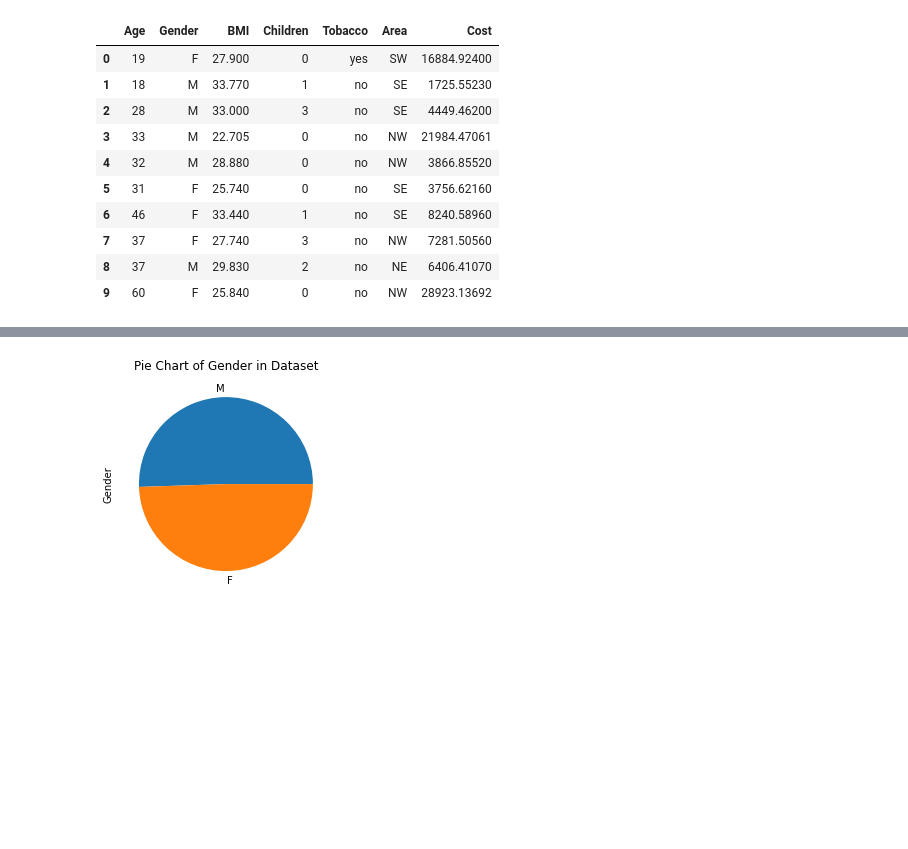
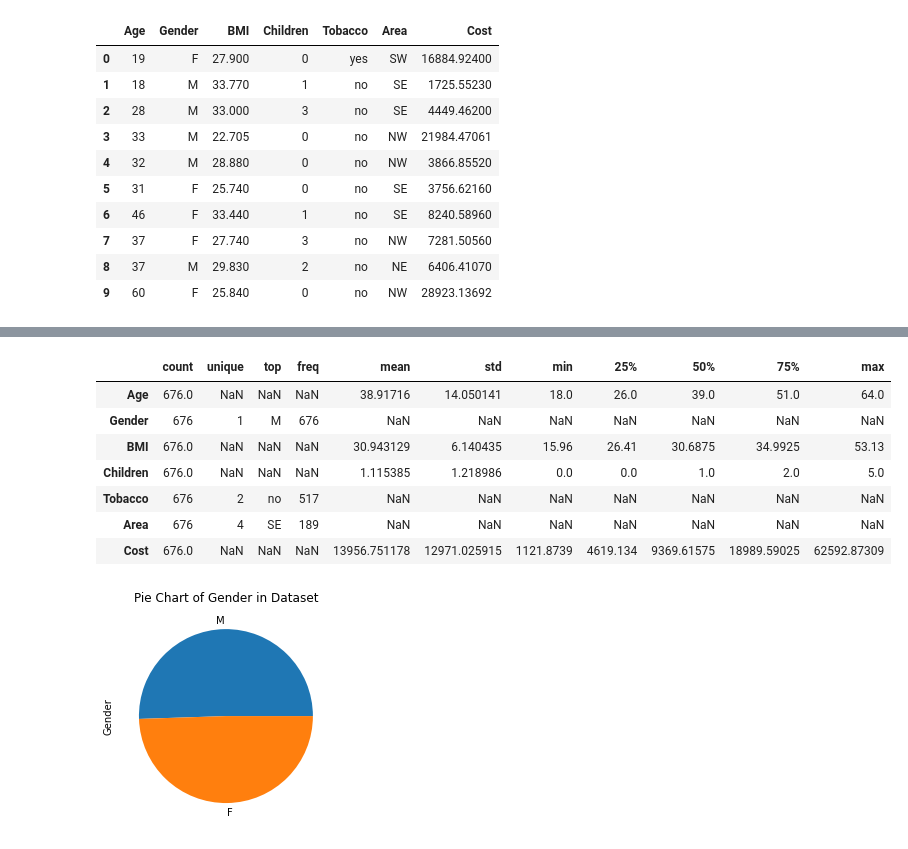
Before and after one commit to cwperks/ALY6150, a Jupyter notebook: cwperx/week4/ALY6150_Craig_Perkins_Week4_Assignment.ipynb, the cells around one changed output, grey strips where cells are left out. Saved outputs shown, nothing was run; the diff lists cells and outputs as text; code cells hidden in the pictures; blank space fills up the shorter version.

```diff
--- a/cwperx/week4/ALY6150_Craig_Perkins_Week4_Assignment.ipynb
+++ b/cwperx/week4/ALY6150_Craig_Perkins_Week4_Assignment.ipynb
@@ -36,3 +47,14 @@ df.describe(include='all').T
+# %%
+df[df["Gender"] == "M"].describe(include='all').T
+# %% [output]
+|  | count | unique | top | freq | mean | std | min | 25% | 50% | 75% | max |
+| Age | 676.0 | NaN | NaN | NaN | 38.91716 | 14.050141 | 18.0 | 26.0 | 39.0 | 51.0 | 64.0 |
+| Gender | 676 | 1 | M | 676 | NaN | NaN | NaN | NaN | NaN | NaN | NaN |
+| BMI | 676.0 | NaN | NaN | NaN | 30.943129 | 6.140435 | 15.96 | 26.41 | 30.6875 | 34.9925 | 53.13 |
+| Children | 676.0 | NaN | NaN | NaN | 1.115385 | 1.218986 | 0.0 | 0.0 | 1.0 | 2.0 | 5.0 |
+| Tobacco | 676 | 2 | no | 517 | NaN | NaN | NaN | NaN | NaN | NaN | NaN |
+| Area | 676 | 4 | SE | 189 | NaN | NaN | NaN | NaN | NaN | NaN | NaN |
+| Cost | 676.0 | NaN | NaN | NaN | 13956.751178 | 12971.025915 | 1121.8739 | 4619.134 | 9369.61575 | 18989.59025 | 62592.87309 |
 # %%
 plot1 = df["Gender"].value_counts().plot(kind='pie', title="Pie Chart of Gender in Dataset")
 # %% [output]
```
Also changed, not shown: parts of 11 cells of this notebook, 6 other files.
